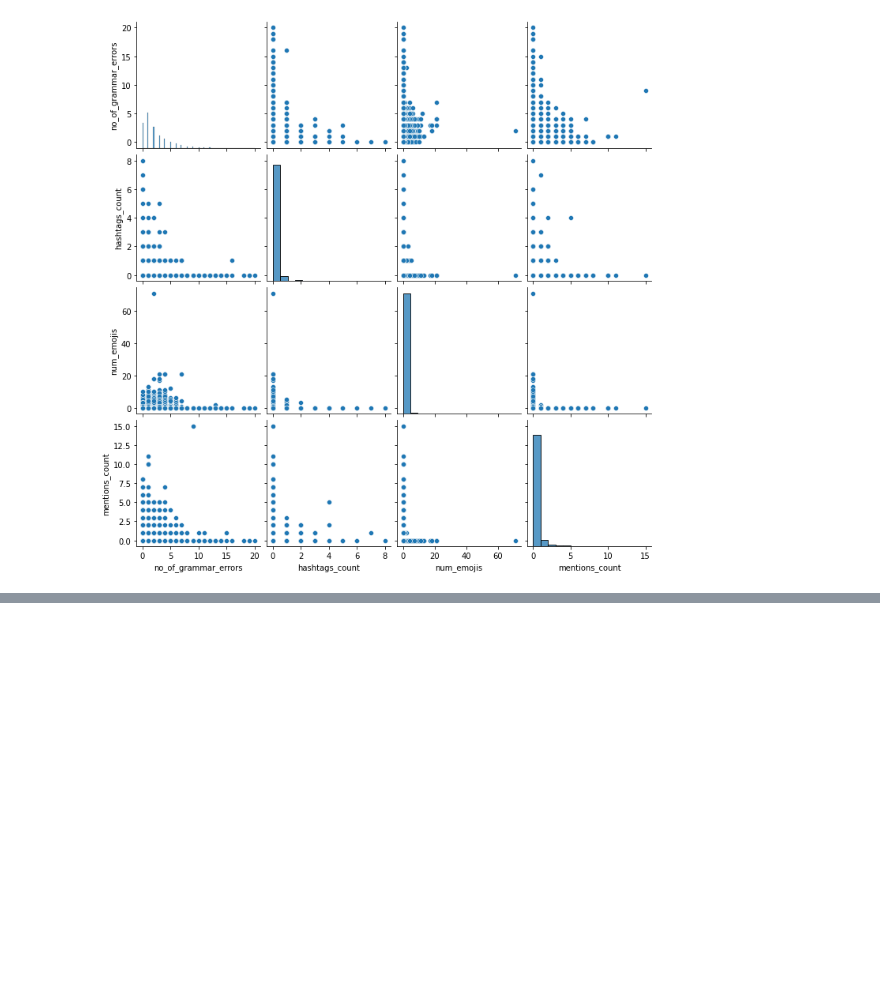
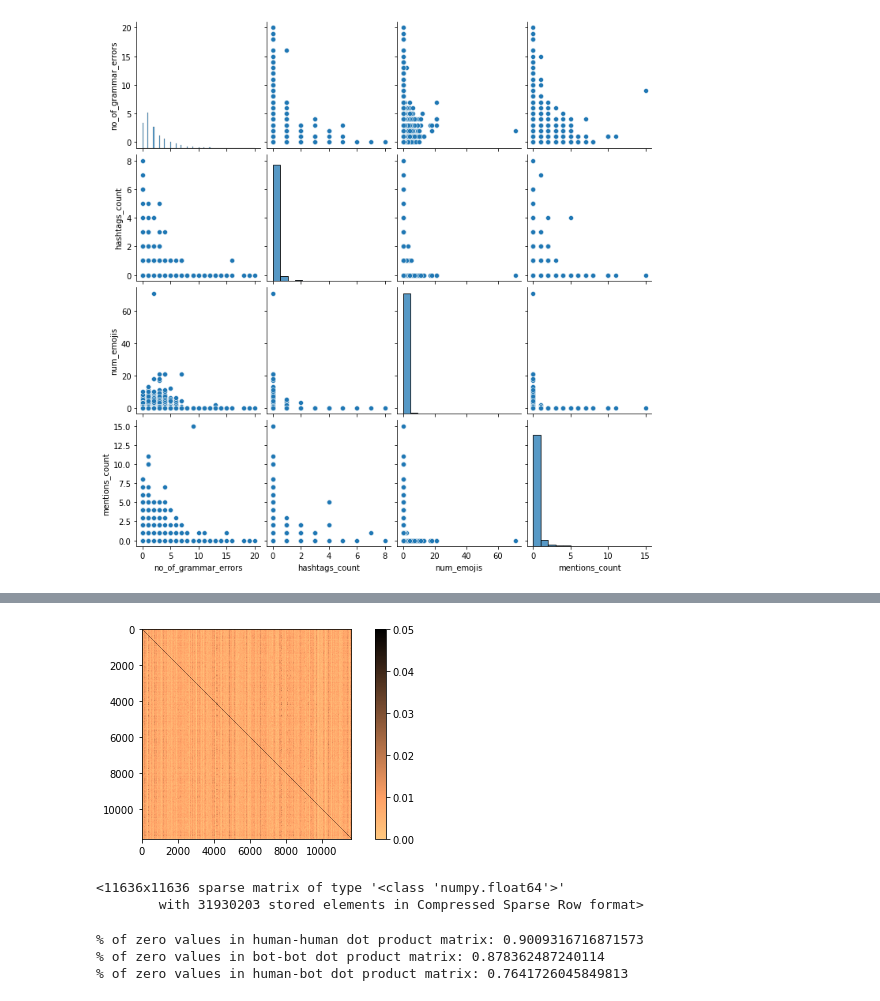
Before and after one commit to ShyamalSankar/BT4012, a Jupyter notebook: ETL + EDA (Text)/Text_EDA_NewSet.ipynb, the cells around one changed output, grey strips where cells are left out. Drawn from its saved outputs; the diff is of its cells as text; code cells hidden in the pictures; blank space fills up the shorter version.

```diff
--- a/ETL + EDA (Text)/Text_EDA_NewSet.ipynb
+++ b/ETL + EDA (Text)/Text_EDA_NewSet.ipynb
@@ -256,0 +438,24 @@ sns.pairplot(relevant_values_bot)
+# %%
+# Dot Product between Human and Human Tweets
+dot_prod_matrix_human = human_tweets_tfidf * csr_matrix.transpose(human_tweets_tfidf)
+# sns.heatmap(dot_prod_matrix_human.todense(), vmin=0, vmax=0.2)
+plt.rcParams["figure.figsize"] = [7.00, 3.50]
+plt.rcParams["figure.autolayout"] = True
+im = plt.imshow(dot_prod_matrix_human.todense(), cmap="copper_r", vmin=0, vmax = 0.05)
+plt.colorbar(im)
+plt.show()
+# %% [output]
+[figure, added]
+# %%
+dot_prod_matrix_human
+# %% [output]
+<11636x11636 sparse matrix of type '<class 'numpy.float64'>'
+        with 31930203 stored elements in Compressed Sparse Row format>
+# %%
+print("% of zero values in human-human dot product matrix:", (11636*11634 - 13411199) /(11636*11634))
+print("% of zero values in bot-bot dot product matrix:", (11634*11634 - 16463632) /(11634*11634))
+print("% of zero values in human-bot dot product matrix:", (11636*11636 - 31930203) /(11636*11636))
+# %% [output]
+% of zero values in human-human dot product matrix: 0.9009316716871573
+% of zero values in bot-bot dot product matrix: 0.878362487240114
+% of zero values in human-bot dot product matrix: 0.7641726045849813
```
Also changed, not shown: parts of 8 cells of this notebook.
